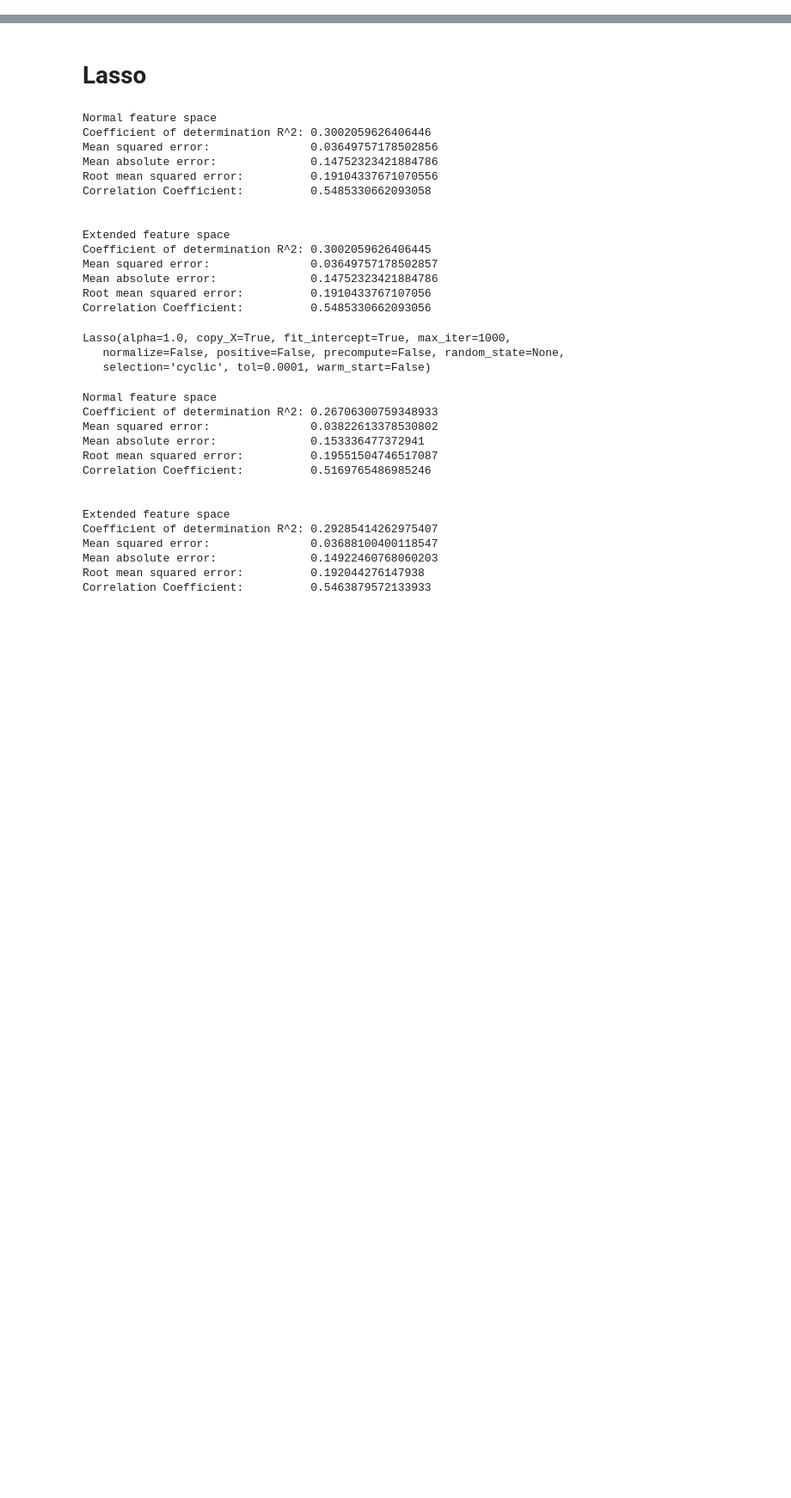
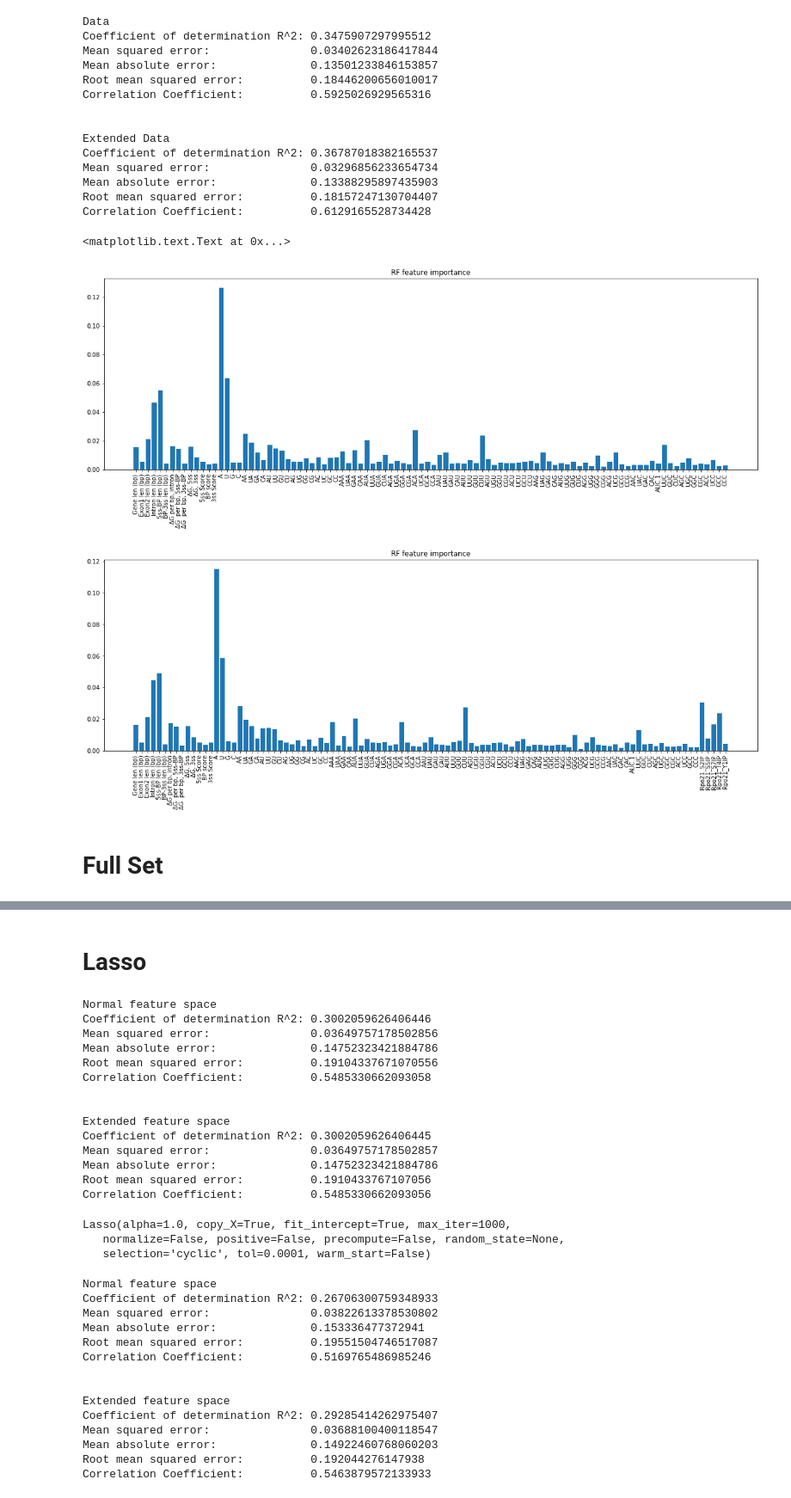
Before and after one commit to GeorgiHristov42/Random-forest-regression-on-mRNA-data, a Jupyter notebook: More tests.ipynb, the cells around one changed output, grey strips where cells are left out. Shown at 86% size. Drawn from its saved outputs; the diff is of its cells as text; code cells hidden in the pictures; blank space fills up the shorter version.

```diff
--- a/More tests.ipynb
+++ b/More tests.ipynb
@@ -443,0 +165,59 @@ max_features: 25; max_depth: 10; n_estimators: 20;
+# %%
+rfr1 = RandomForestRegressor(n_estimators=500,
+                            criterion='mse',
+                            max_features=25,
+                            max_depth=20,
+                            n_jobs=2,
+                            random_state=1337)
+
+rfr2 = RandomForestRegressor(n_estimators=500,
+                            criterion='mse',
+                            max_features=25,
+                            max_depth=20,
+                            n_jobs=2,
+                            random_state=1337)
+
+predictions_rfr1 = cross_val_predict(rfr1,X=X,y=y,cv=kf)
+predictions_rfr2 = cross_val_predict(rfr2,X=X_extended,y=y_extended,cv=kf)
+
+print('Data')
+print_stats(y,predictions_rfr1)
+print('\n')
+print('Extended Data')
+print_stats(y,predictions_rfr2)
+
+rfr1.fit(X,y)
+fig, ax1 = plt.subplots(figsize=(20,6))
+xx = np.arange(len(rfr1.feature_importances_))
+ax1.bar(xx, rfr1.feature_importances_)
+ax1.set_xticks(xx)
+ax1.set_xticklabels(gene_features.drop(['ORG','Gene','AUC'], axis=1).columns, rotation='vertical')
+ax1.set_title('RF feature importance')
+
+rfr2.fit(X_extended,y_extended)
+fig2, ax2 = plt.subplots(figsize=(20,6))
+xx = np.arange(len(rfr2.feature_importances_))
+ax2.bar(xx, rfr2.feature_importances_)
+ax2.set_xticks(xx)
+ax2.set_xticklabels(extended_features.drop(['ORG','Gene','AUC'], axis=1).columns, rotation='vertical')
+ax2.set_title('RF feature importance')
+# %% [output]
+Data
+Coefficient of determination R^2: 0.3475907297995512
+Mean squared error:               0.03402623186417844
+Mean absolute error:              0.13501233846153857
+Root mean squared error:          0.18446200656010017
+Correlation Coefficient:          0.5925026929565316
+
+
+Extended Data
+Coefficient of determination R^2: 0.36787018382165537
+Mean squared error:               0.03296856233654734
+Mean absolute error:              0.13388295897435903
+Root mean squared error:          0.18157247130704407
+Correlation Coefficient:          0.6129165528734428
+<matplotlib.text.Text at 0x...>
+[figure, added]
+[figure, added]
+# %% [markdown]
+# Full Set
```
Also changed, not shown: parts of 40 cells of this notebook, 15 other files.
